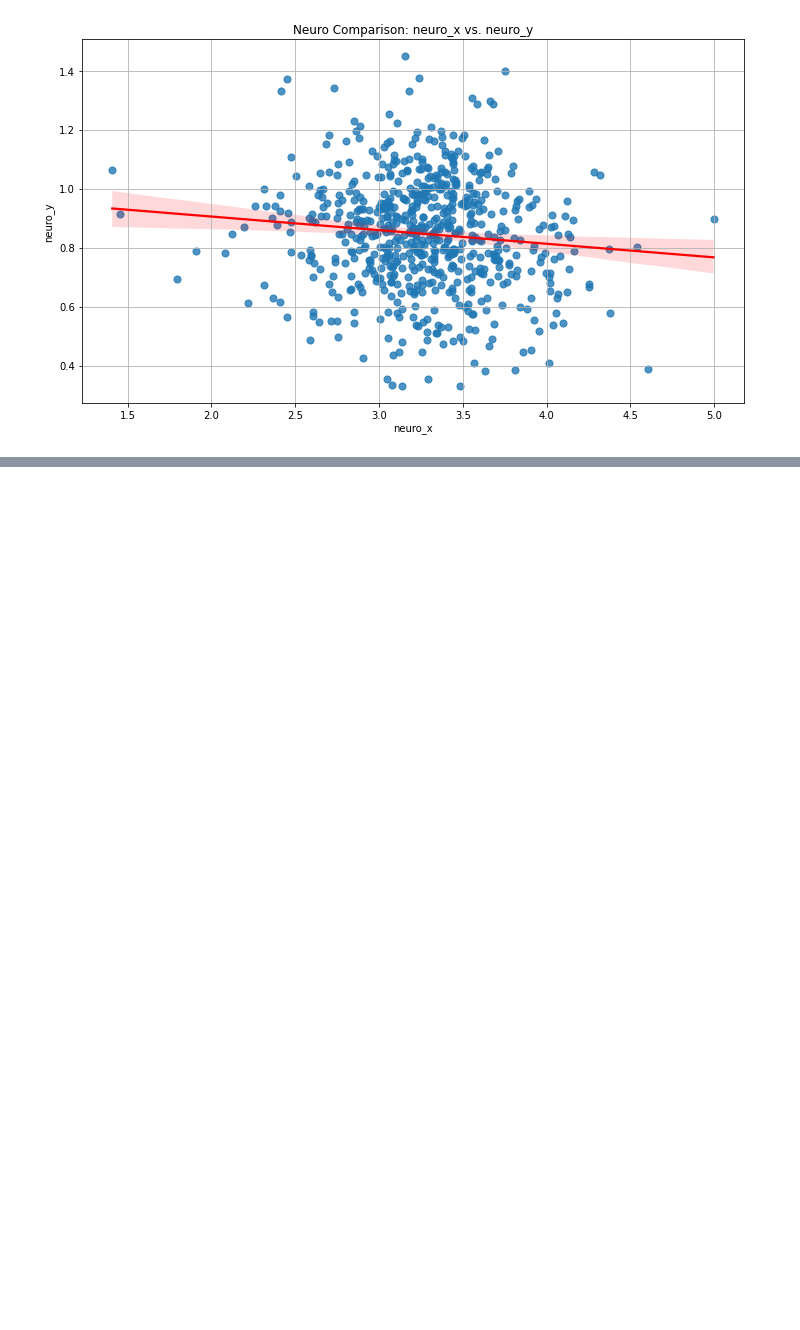
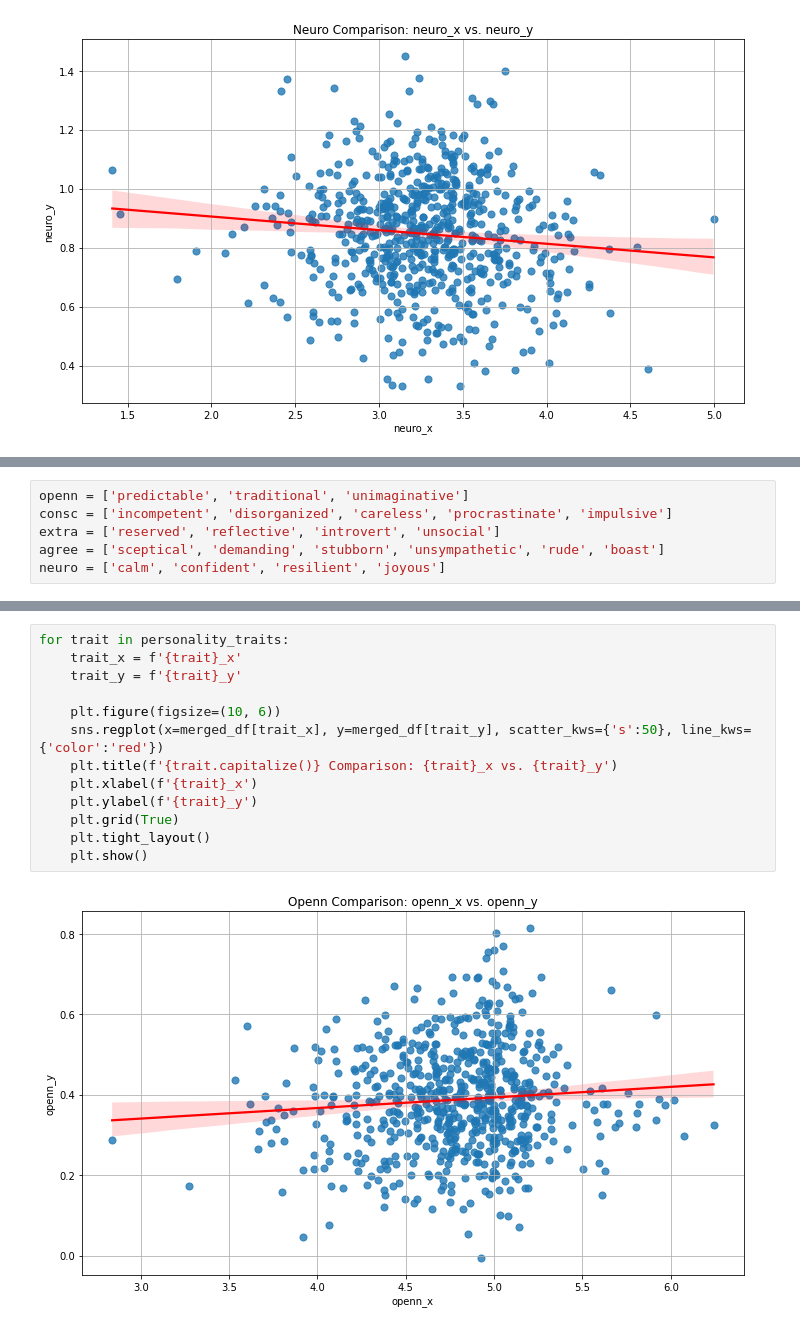
Before and after one commit to frankchiu12/dbahar_research, a Jupyter notebook: correlation.ipynb, the cells around one changed output, grey strips where cells are left out. Cells and saved outputs as stored; diff of their text form; blank space fills up the shorter version.

```diff
--- a/correlation.ipynb
+++ b/correlation.ipynb
@@ -118,0 +139,6 @@ for trait in personality_traits:
+# %%
+openn = ['predictable', 'traditional', 'unimaginative']
+consc = ['incompetent', 'disorganized', 'careless', 'procrastinate', 'impulsive']
+extra = ['reserved', 'reflective', 'introvert', 'unsocial']
+agree = ['sceptical', 'demanding', 'stubborn', 'unsympathetic', 'rude', 'boast']
+neuro = ['calm', 'confident', 'resilient', 'joyous']
@@ -118,0 +213,15 @@ for trait in personality_traits:
+# %%
+for trait in personality_traits:
+    trait_x = f'{trait}_x'
+    trait_y = f'{trait}_y'
+
+    plt.figure(figsize=(10, 6))
+    sns.regplot(x=merged_df[trait_x], y=merged_df[trait_y], scatter_kws={'s':50}, line_kws={'color':'red'})
+    plt.title(f'{trait.capitalize()} Comparison: {trait}_x vs. {trait}_y')
+    plt.xlabel(f'{trait}_x')
+    plt.ylabel(f'{trait}_y')
+    plt.grid(True)
+    plt.tight_layout()
+    plt.show()
+# %% [output]
+[figure, added]
```
Also changed, not shown: parts of 7 cells of this notebook.
